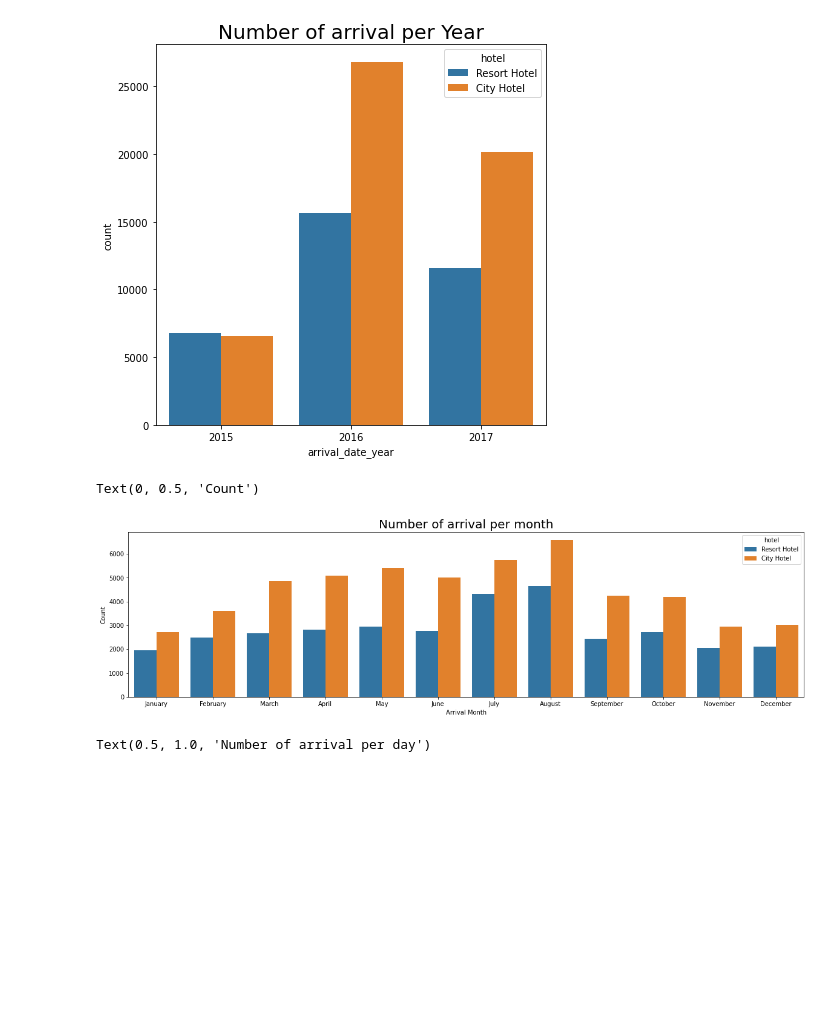
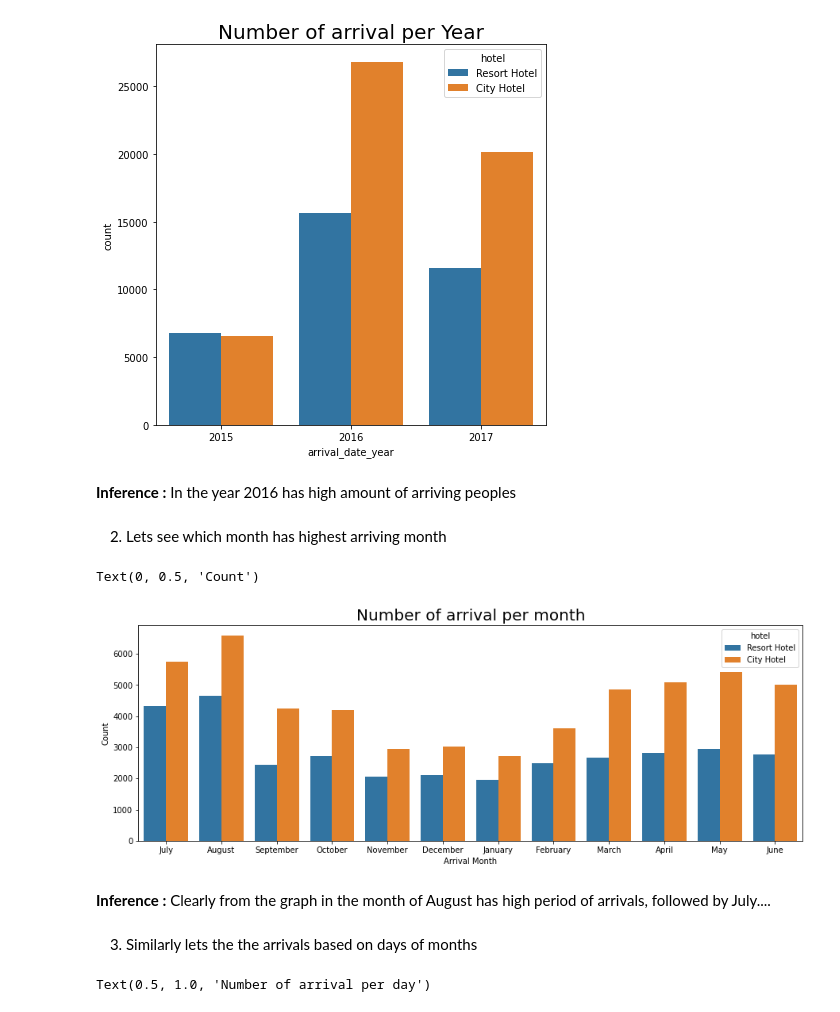
Before and after one commit to rohithv-21/Hotel-booking-analysis, a Jupyter notebook: Hotel_booking_analysis_(Team).ipynb, the cells around one changed output. Drawn from its saved outputs; the diff is of its cells as text; code cells hidden in the pictures; blank space fills up the shorter version.

```diff
--- a/Hotel_booking_analysis_(Team).ipynb
+++ b/Hotel_booking_analysis_(Team).ipynb
@@ -288,0 +264,4 @@ reservation_status:
+# %%
+# Adding total staying days in hotels
+df['total_stay'] = df['stays_in_weekend_nights']+df['stays_in_week_nights']
+df[['total_stay']].head()
@@ -288,0 +275,4 @@ reservation_status:
+# %%
+# Adding total people num as column, i.e. total people num = num of adults + children + babies
+df['total_people'] = df['adults']+df['children']+df['babies']
+df[['total_people']].head()
@@ -290,0 +312,5 @@ reservation_status:
+# %%
+df.drop(df[df['adr'] > 5000].index, inplace = True)
+plt.figure(figsize = (12,6))
+sns.scatterplot(y = 'adr', x = 'total_stay', data = df)
+plt.show()
@@ -314,21 +381,28 @@ arrivbal period
 # %%
-l2 = ['hotel', 'arrival_date_year', 'arrival_date_month','arrival_date_day_of_month' ]
-period_arrival = df[l2]
+l = ['hotel', 'arrival_date_year', 'arrival_date_month','arrival_date_day_of_month' ]
+period_arrival = df[l]
 plt.figure(figsize=(7,7))
 sns.countplot(data = period_arrival, x = 'arrival_date_year', hue = 'hotel').set_title('Number of arrival per Year',fontsize=20)
 # %% [output]
 Text(0.5, 1.0, 'Number of arrival per Year')
 [figure]
+# %% [markdown]
+**Inference :** In the year 2016 has high amount of arriving peoples
+# %% [markdown]
+2) Lets see which month has highest arriving month
 # %%
-plt.figure(figsize=(20,5))
+plt.figure(figsize=(15,5))
 
-sns.countplot(data = period_arrival, x = 'arrival_date_month', hue = 'hotel', order = ['January', 'February', 'March', 'April', 'May', 'June', 'July',
-          'August', 'September', 'October', 'November', 'December']).set_title('Number of arrival per month',fontsize=20)
+sns.countplot(data = period_arrival, x = 'arrival_date_month', hue = 'hotel').set_title('Number of arrival per month',fontsize=20)
 plt.xlabel('Arrival Month')
 plt.ylabel('Count')
 # %% [output]
 Text(0, 0.5, 'Count')
-[figure, old version]
+[figure, new version]
+# %% [markdown]
+**Inference :** Clearly from the graph in the month of August has high period of arrivals, followed by July....
+# %% [markdown]
+3) Similarly lets the the arrivals based on days of months
 # %%
 plt.figure(figsize=(15,5))
 sns.countplot(data = period_arrival, x = 'arrival_date_day_of_month', hue = 'hotel').set_title('Number of arrival per day', fontsize = 20)
```
Also changed, not shown: parts of 63 cells of this notebook.
